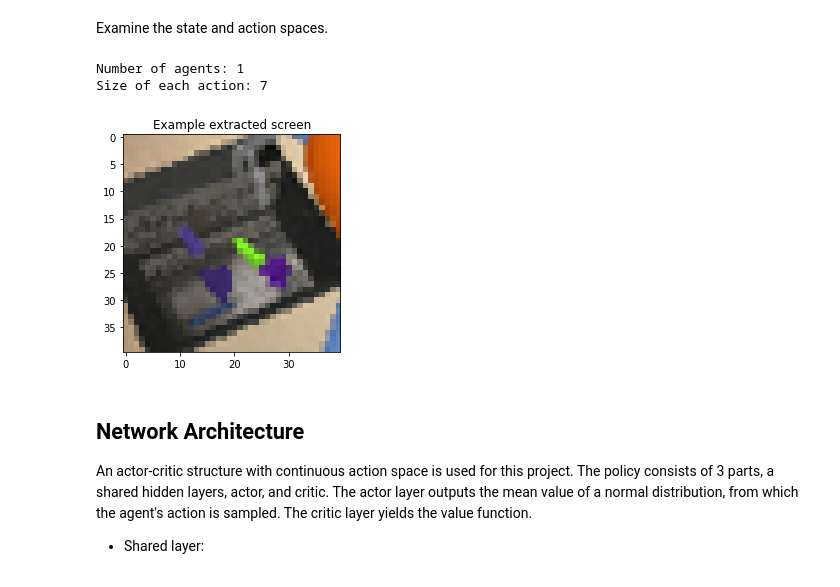
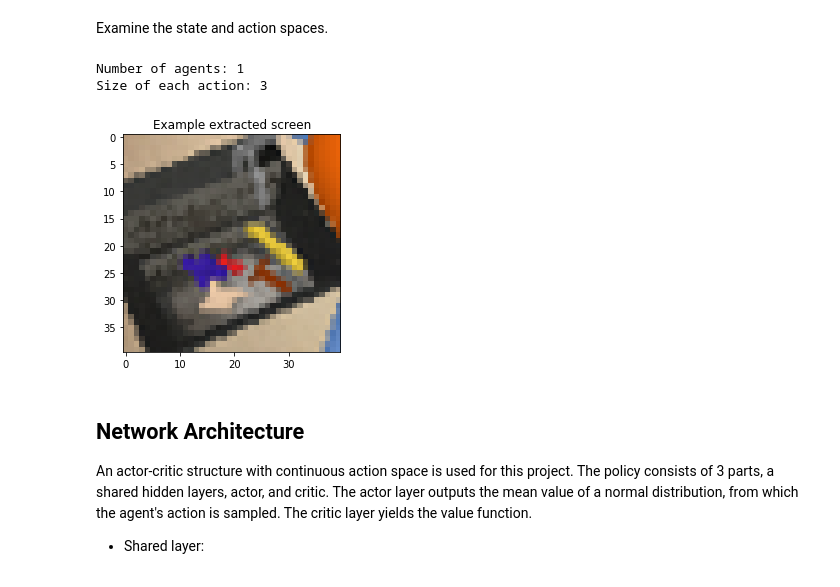
Before and after one commit to mahyaret/kuka_rl, a Jupyter notebook: kuka_rl_2.ipynb, the cells around one changed output. Cells and saved outputs as stored; diff of their text form; code cells hidden in the pictures.

```diff
--- a/kuka_rl_2.ipynb
+++ b/kuka_rl_2.ipynb
@@ -33,7 +33,7 @@ from pybullet_envs.bullet.kuka_diverse_object_gym_env import KukaDiverseObjectEn
 from gym import spaces
 import pybullet as p
 
-env = KukaDiverseObjectEnv(renders=True, isDiscrete=True, removeHeightHack=False, maxSteps=20)
+env = KukaDiverseObjectEnv(renders=False, isDiscrete=False, removeHeightHack=False, maxSteps=20)
 env.cid = p.connect(p.DIRECT)
 action_space = spaces.Box(low=-1, high=1, shape=(5,1))
 
@@ -188,36 +188,36 @@ def get_screen():
     # such as 800x1200x3. Transpose it into torch order (CHW).
     #env.render(mode='human')
     screen = env._get_observation().transpose((2, 0, 1))
     # Convert to float, rescale, convert to torch tensor
     # (this doesn't require a copy)
     screen = np.ascontiguousarray(screen, dtype=np.float32) / 255
     screen = torch.from_numpy(screen)
     # Resize, and add a batch dimension (BCHW)
     return resize(screen).unsqueeze(0).to(device)
 
 
 env.reset()
 
 # number of agents
 num_agents = 1
 print('Number of agents:', num_agents)
 
 init_screen = get_screen()
 _, _, screen_height, screen_width = init_screen.shape
 
 # size of each action
-action_size = env.action_space.n
+action_size = env.action_space.shape[0]
 print('Size of each action:', action_size)
 
 plt.figure()
 plt.imshow(init_screen.cpu().squeeze(0).permute(1, 2, 0).numpy(),
            interpolation='none')
 plt.title('Example extracted screen')
 plt.show()
 # %% [output]
 Number of agents: 1
-Size of each action: 7
+Size of each action: 3
-[figure, old version]
+[figure, new version]
 # %%
 def collect_trajectories(envs, policy, tmax=200, nrand=5, train_mode=False):
 
```
Also changed, not shown: parts of 6 cells of this notebook.
